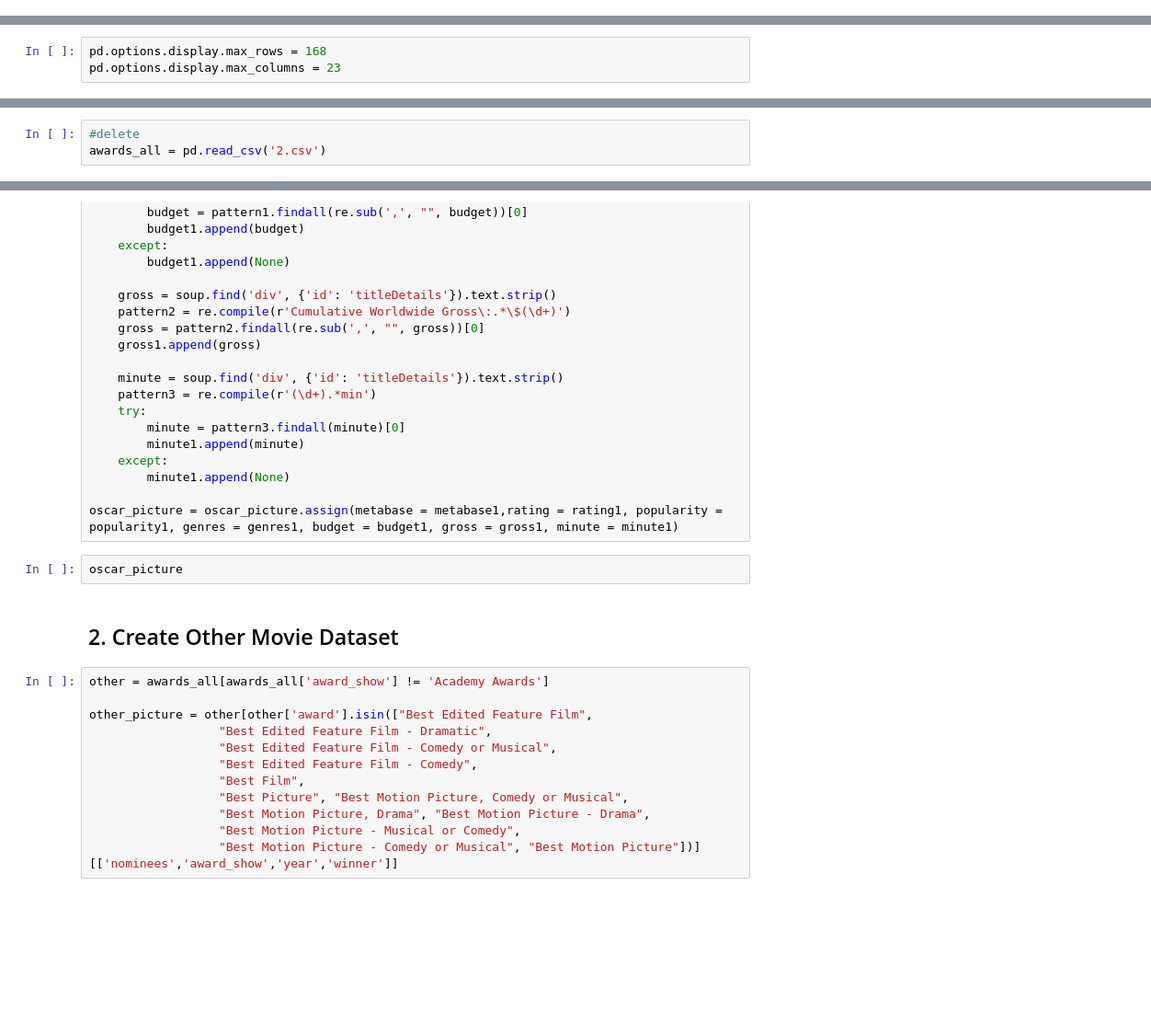
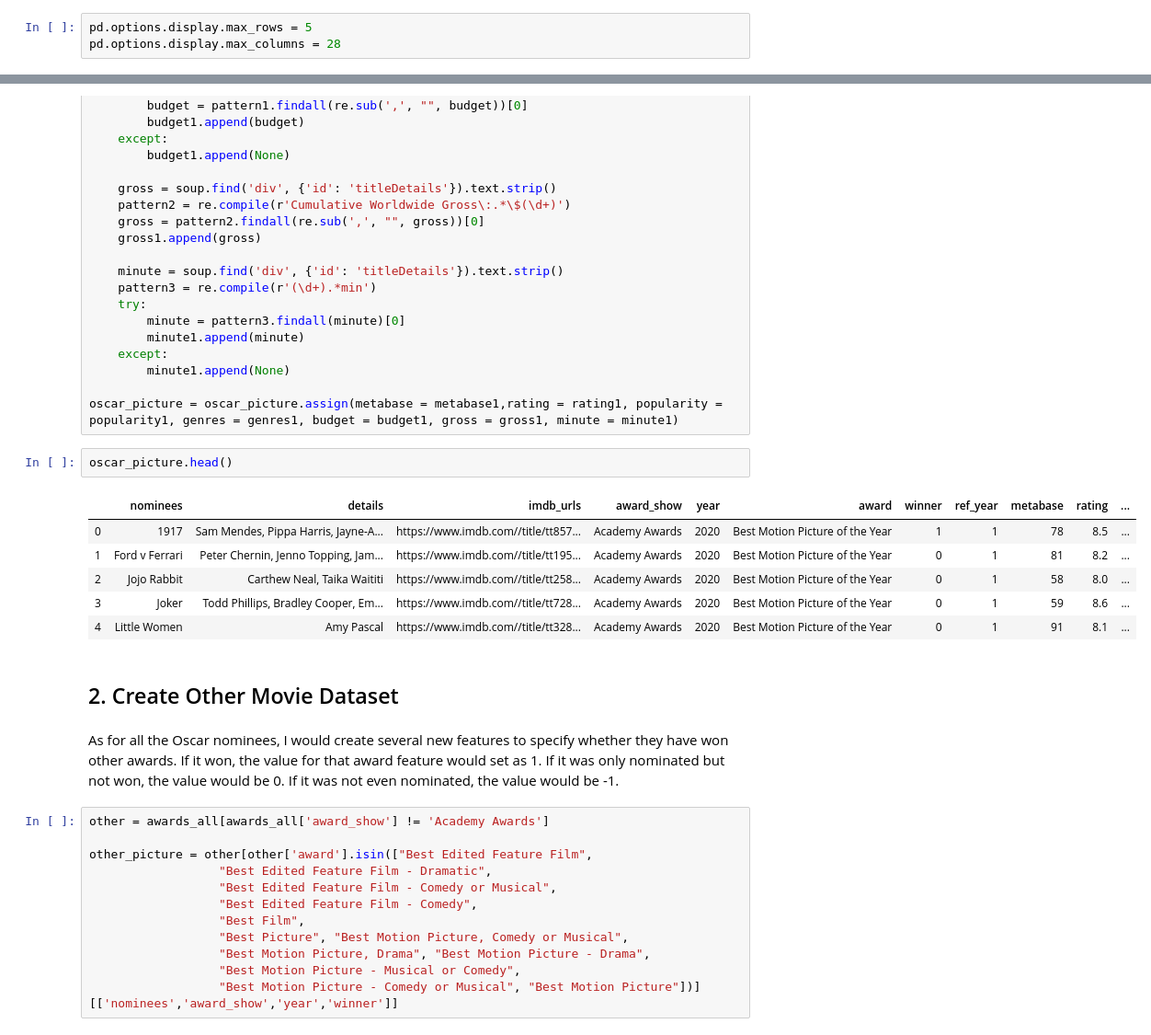
Before and after one commit to jonnohuang/Oscar-Prediction-2020, a Jupyter notebook: notebook/Oscar Prediction 2020 Part I - Web Scraping.ipynb, the cells around one changed output, grey strips where cells are left out. Shown at 92% size. Drawn from its saved outputs; the diff is of its cells as text; blank space fills up the shorter version.

```diff
--- a/notebook/Oscar Prediction 2020 Part I - Web Scraping.ipynb
+++ b/notebook/Oscar Prediction 2020 Part I - Web Scraping.ipynb
@@ -5,0 +15,3 @@ We did some preparation
+# %%
+pd.options.display.max_rows = 5
+pd.options.display.max_columns = 28
@@ -17,3 +21,0 @@ from datetime import datetime
-# %%
-pd.options.display.max_rows = 168
-pd.options.display.max_columns = 23
@@ -83,5 +106,2 @@ awards_all
-# %%
-#delete
-awards_all = pd.read_csv('2.csv')
 # %% [markdown]
 ## 2. Web Scraping Movie Features
@@ -153,9 +181,18 @@ for row_num in range(len(oscar_picture)):
 
 oscar_picture = oscar_picture.assign(metabase = metabase1,rating = rating1, popularity = popularity1, genres = genres1, budget = budget1, gross = gross1, minute = minute1)
 # %%
-oscar_picture
+oscar_picture.head()
+# %% [output]
+|  | nominees | details | imdb_urls | award_show | year | award | winner | ref_year | metabase | rating | ... |
+| 0 | 1917 | Sam Mendes, Pippa Harris, Jayne-A... | https://www.imdb.com//title/tt857... | Academy Awards | 2020 | Best Motion Picture of the Year | 1 | 1 | 78 | 8.5 | ... |
+| 1 | Ford v Ferrari | Peter Chernin, Jenno Topping, Jam... | https://www.imdb.com//title/tt195... | Academy Awards | 2020 | Best Motion Picture of the Year | 0 | 1 | 81 | 8.2 | ... |
+| 2 | Jojo Rabbit | Carthew Neal, Taika Waititi | https://www.imdb.com//title/tt258... | Academy Awards | 2020 | Best Motion Picture of the Year | 0 | 1 | 58 | 8.0 | ... |
+| 3 | Joker | Todd Phillips, Bradley Cooper, Em... | https://www.imdb.com//title/tt728... | Academy Awards | 2020 | Best Motion Picture of the Year | 0 | 1 | 59 | 8.6 | ... |
+| 4 | Little Women | Amy Pascal | https://www.imdb.com//title/tt328... | Academy Awards | 2020 | Best Motion Picture of the Year | 0 | 1 | 91 | 8.1 | ... |
 # %% [markdown]
 ## 2. Create Other Movie Dataset
+# %% [markdown]
+As for all the Oscar nominees, I would create several new features to specify whether they have won other awards. If it won, the value for that award feature would set as 1. If it was only nominated but not won, the value would be 0. If it was not even nominated, the value would be -1.
 # %%
 other = awards_all[awards_all['award_show'] != 'Academy Awards']
 
```
Also changed, not shown: parts of 40 cells of this notebook.
